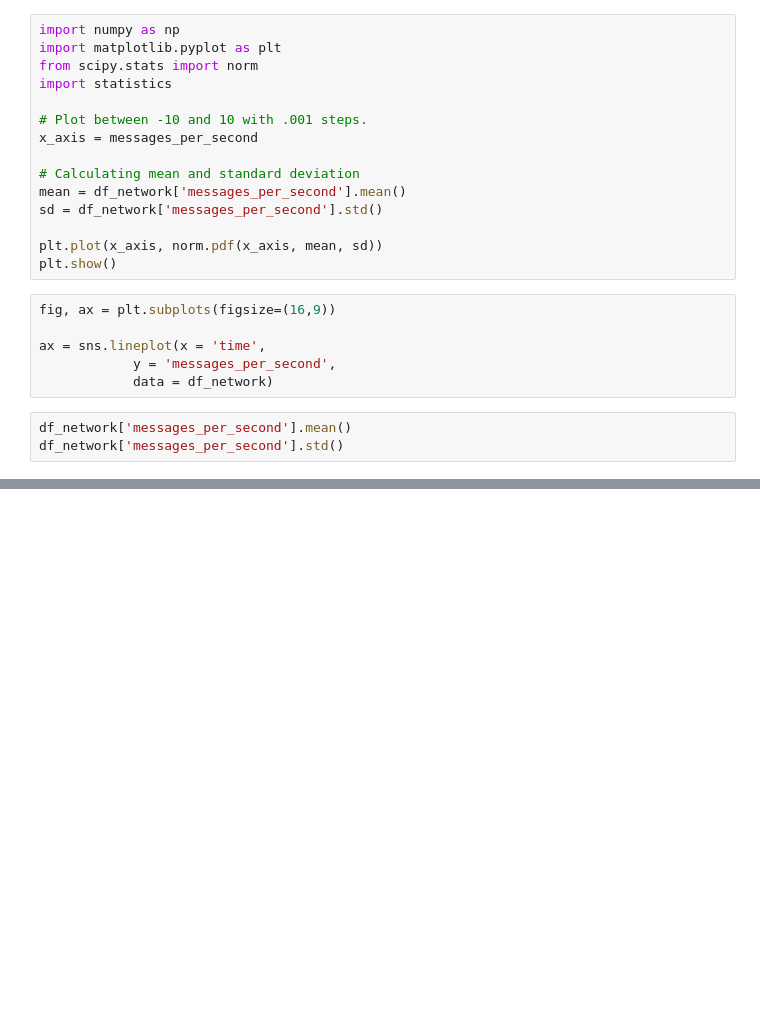
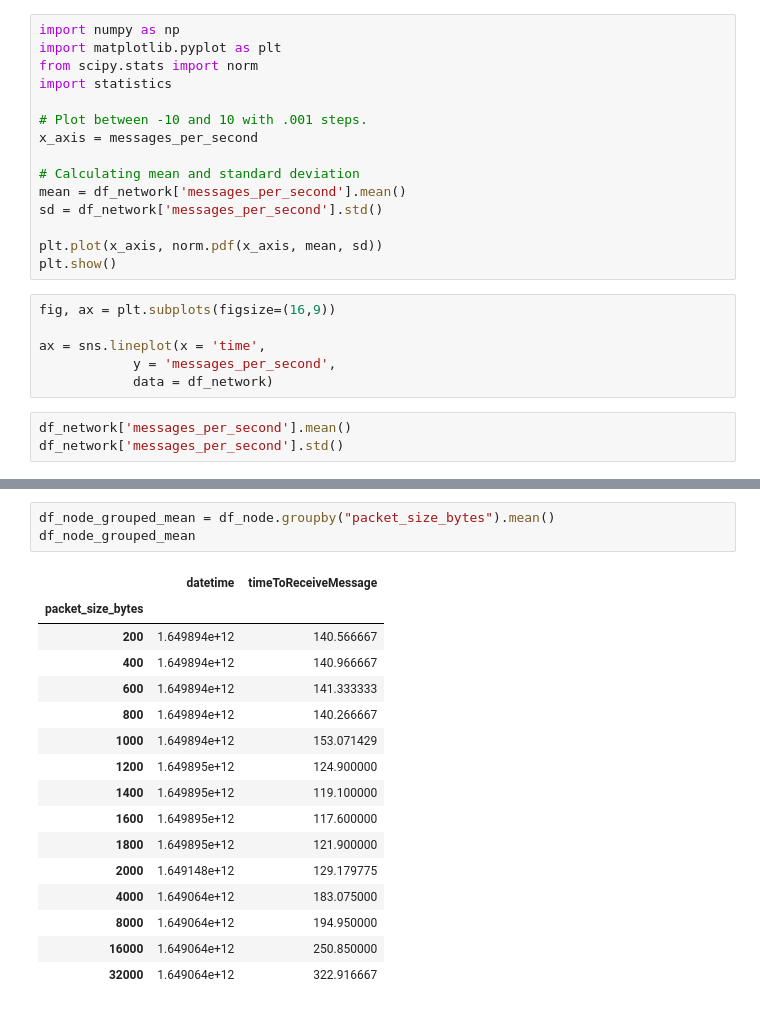
Before and after one commit to jameseoconnor/meng-project-iota-saev, a Jupyter notebook: analysis/Untitled1.ipynb, the cells around one changed output, grey strips where cells are left out. Drawn from its saved outputs; the diff is of its cells as text; blank space fills up the shorter version.

```diff
--- a/analysis/Untitled1.ipynb
+++ b/analysis/Untitled1.ipynb
@@ -286,0 +299,20 @@ df_iota_small_grouped
+# %%
+df_node_grouped_mean = df_node.groupby("packet_size_bytes").mean()
+df_node_grouped_mean
+# %% [output]
+|  | datetime | timeToReceiveMessage |
+| packet_size_bytes |  |  |
+| 200 | 1.649894e+12 | 140.566667 |
+| 400 | 1.649894e+12 | 140.966667 |
+| 600 | 1.649894e+12 | 141.333333 |
+| 800 | 1.649894e+12 | 140.266667 |
+| 1000 | 1.649894e+12 | 153.071429 |
+| 1200 | 1.649895e+12 | 124.900000 |
+| 1400 | 1.649895e+12 | 119.100000 |
+| 1600 | 1.649895e+12 | 117.600000 |
+| 1800 | 1.649895e+12 | 121.900000 |
+| 2000 | 1.649148e+12 | 129.179775 |
+| 4000 | 1.649064e+12 | 183.075000 |
+| 8000 | 1.649064e+12 | 194.950000 |
+| 16000 | 1.649064e+12 | 250.850000 |
+| 32000 | 1.649064e+12 | 322.916667 |
```
Also changed, not shown: parts of 3 cells of this notebook, 2 other files.
